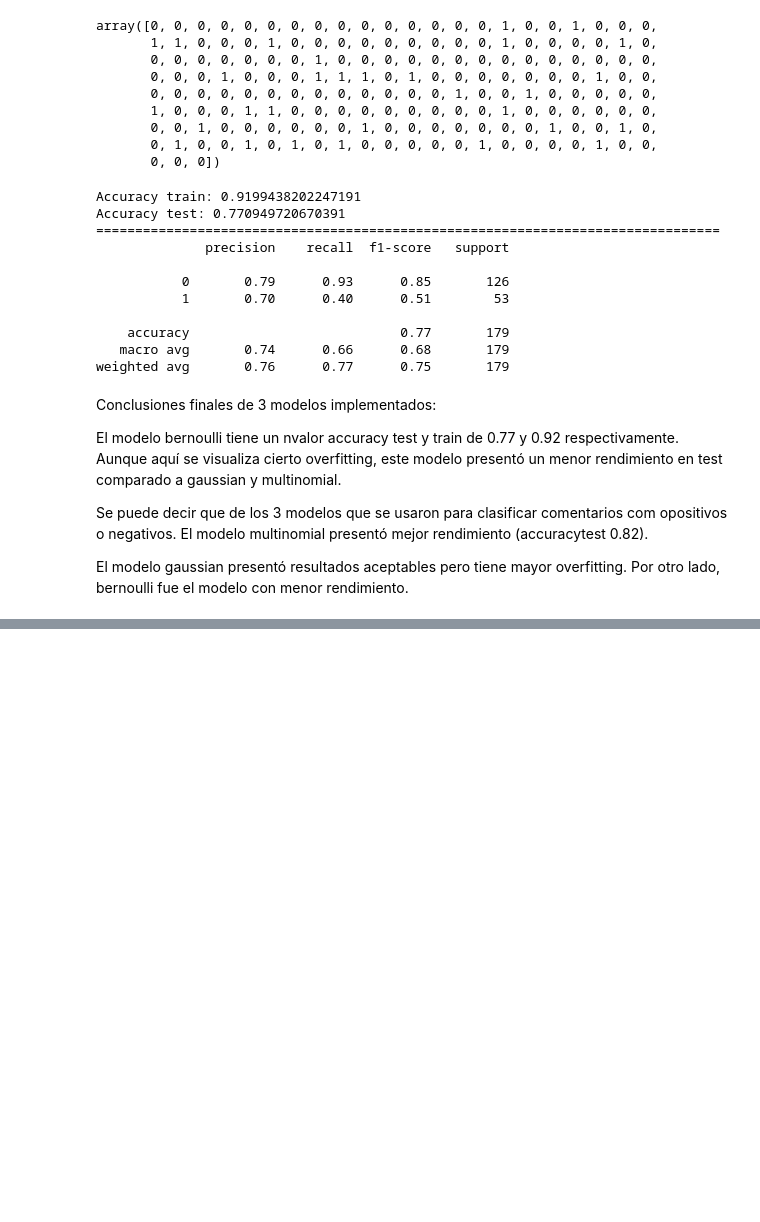
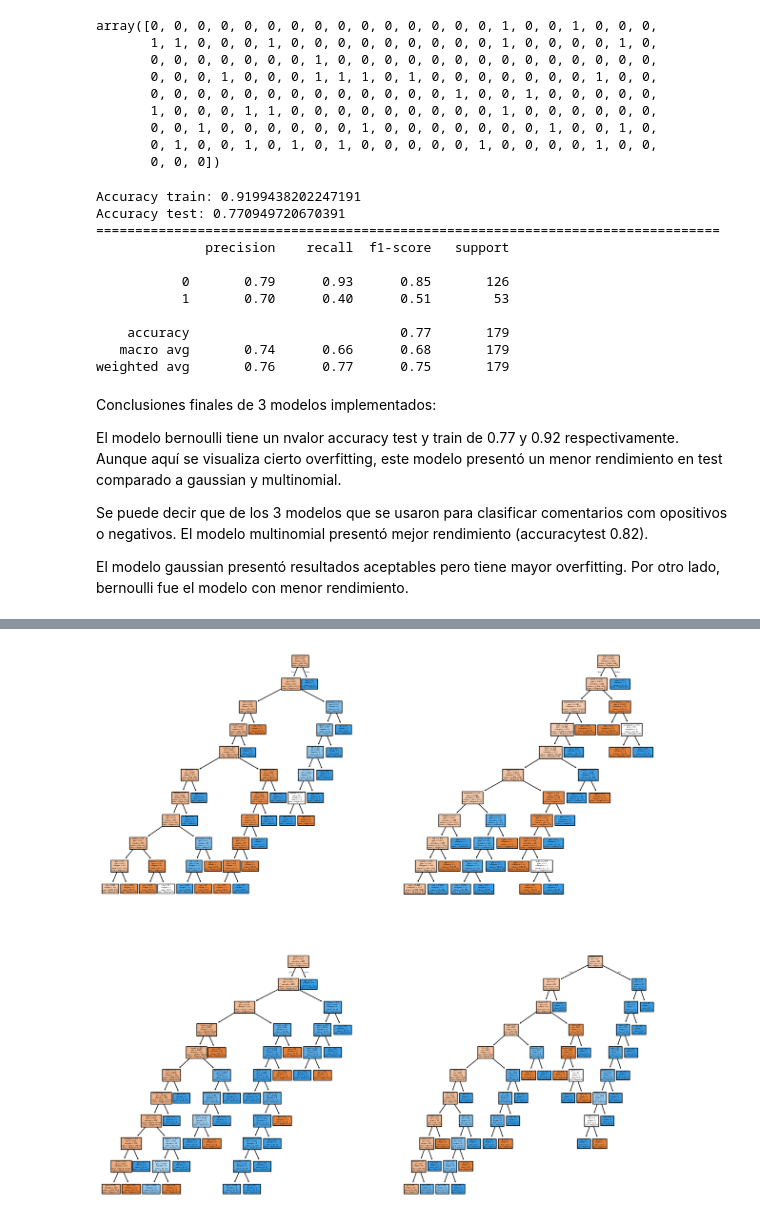
Before and after one commit to 4GeeksAcademy/4GeeksAcademy-machine-learning-python-template_naive_bayes_melissahm, a Jupyter notebook: src/explore_naive_bayes.ipynb, the cells around one changed output, grey strips where cells are left out. Saved outputs shown, nothing was run; the diff lists cells and outputs as text; code cells hidden in the pictures; blank space fills up the shorter version.

```diff
--- a/src/explore_naive_bayes.ipynb
+++ b/src/explore_naive_bayes.ipynb
@@ -278,0 +291,16 @@ El modelo gaussian presentó resultados aceptables pero tiene mayor overfitting.
+# %%
+# modelo
+rf_model = RandomForestClassifier(
+    n_estimators=100,
+    random_state=42,
+    max_depth=10
+)
+# entrenamiento
+rf_model.fit(X_train, y_train)
+
+y_pred_train_rf = rf_model.predict(X_train)
+y_pred_test_rf = rf_model.predict(X_test)
+
+print("Accuracy train:", accuracy_score(y_train, y_pred_train_rf))
+print("Accuracy test:", accuracy_score(y_test, y_pred_test_rf))
+print(classification_report(y_test, y_pred_test_rf))
@@ -278,0 +318,42 @@ El modelo gaussian presentó resultados aceptables pero tiene mayor overfitting.
+# %%
+from sklearn import tree
+
+
+fig, axis = plt.subplots(2, 2, figsize = (15, 15))
+
+clases = ["Negativa (0)", "Positiva (1)"]
+
+tree.plot_tree(rf_model.estimators_[0],
+    ax = axis[0, 0],
+    feature_names = vec_model.get_feature_names_out(),
+    class_names = clases,
+    filled = True
+)
+
+tree.plot_tree(
+    rf_model.estimators_[1],
+    ax = axis[0, 1],
+    feature_names = vec_model.get_feature_names_out(),
+    class_names = clases,
+    filled = True
+)
+
+tree.plot_tree(
+    rf_model.estimators_[2],
+    ax = axis[1, 0],
+    feature_names = vec_model.get_feature_names_out(),
+    class_names = clases,
+    filled = True
+)
+
+tree.plot_tree(
+    rf_model.estimators_[3],
+    ax = axis[1, 1],
+    feature_names = vec_model.get_feature_names_out(),
+    class_names = clases,
+    filled = True
+)
+
+plt.show()
+# %% [output]
+[figure, added]
```
Also changed, not shown: parts of 6 cells of this notebook.
